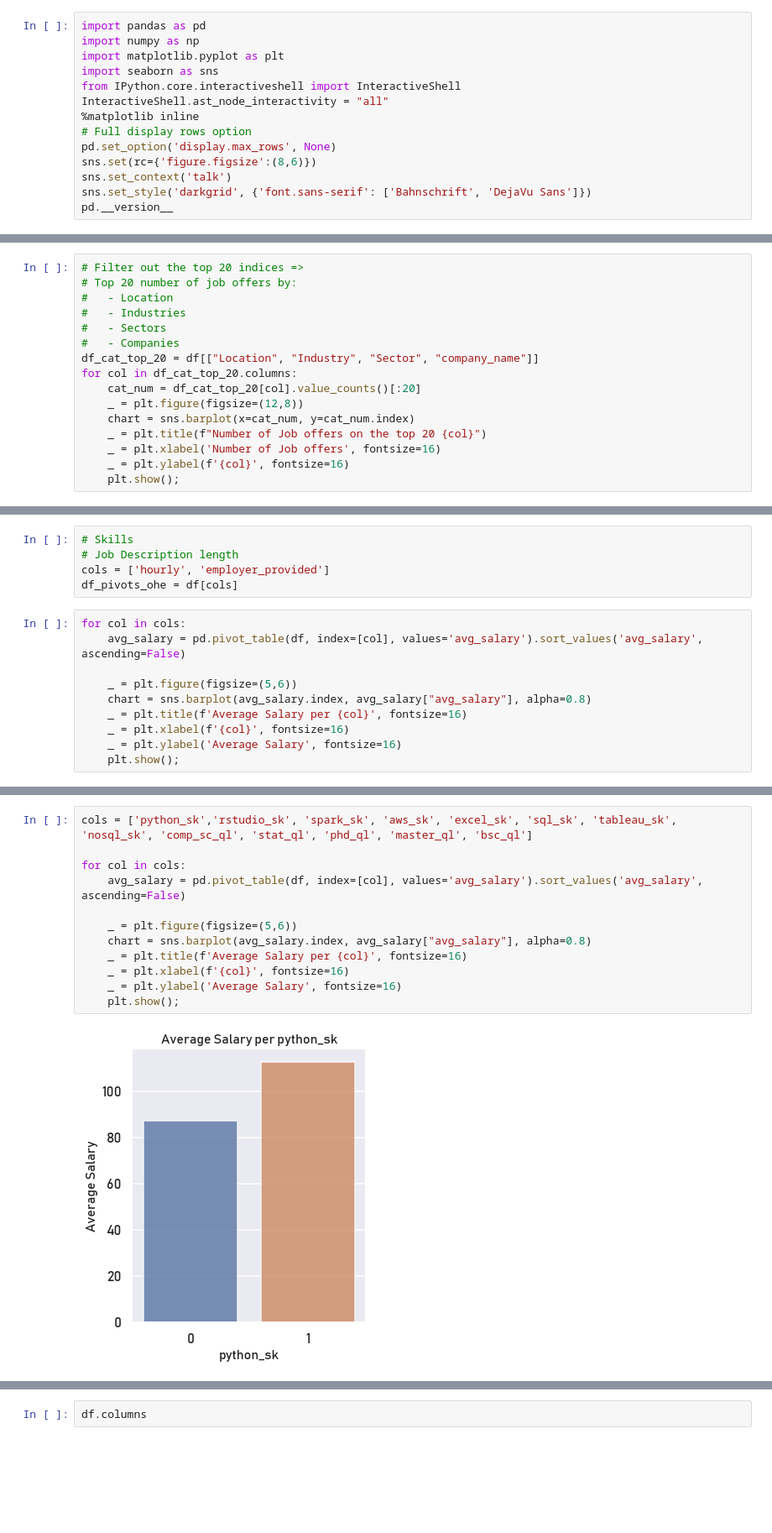
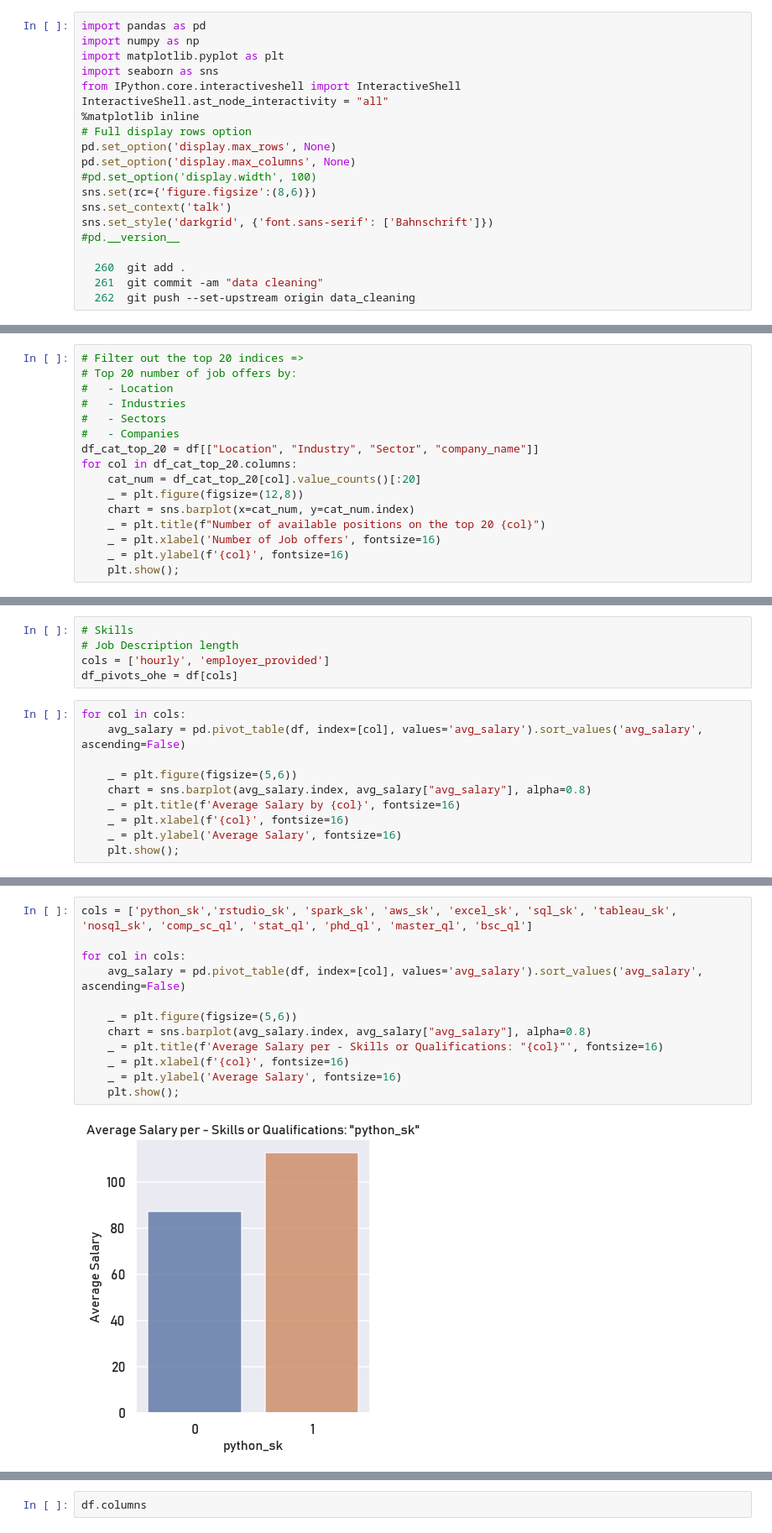
Before and after one commit to naivomah3/ds_salary_analysis, a Jupyter notebook: glassdoor-jobs-eda.ipynb, the cells around one changed output, grey strips where cells are left out. Shown at 84% size. Saved outputs shown, nothing was run; the diff lists cells and outputs as text; blank space fills up the shorter version.

```diff
--- a/glassdoor-jobs-eda.ipynb
+++ b/glassdoor-jobs-eda.ipynb
@@ -12,7 +12,13 @@ InteractiveShell.ast_node_interactivity = "all"
 %matplotlib inline
 # Full display rows option
 pd.set_option('display.max_rows', None)
+pd.set_option('display.max_columns', None)
+#pd.set_option('display.width', 100)
 sns.set(rc={'figure.figsize':(8,6)})
 sns.set_context('talk')
-sns.set_style('darkgrid', {'font.sans-serif': ['Bahnschrift', 'DejaVu Sans']})
-pd.__version__
+sns.set_style('darkgrid', {'font.sans-serif': ['Bahnschrift']})
+#pd.__version__
+
+  260  git add .
+  261  git commit -am "data cleaning"
+  262  git push --set-upstream origin data_cleaning
@@ -93,7 +92,7 @@ for col in df_cat_top_20.columns:
     cat_num = df_cat_top_20[col].value_counts()[:20]
     _ = plt.figure(figsize=(12,8))
     chart = sns.barplot(x=cat_num, y=cat_num.index)
-    _ = plt.title(f"Number of Job offers on the top 20 {col}")
+    _ = plt.title(f"Number of available positions on the top 20 {col}")
     _ = plt.xlabel('Number of Job offers', fontsize=16)
     _ = plt.ylabel(f'{col}', fontsize=16)
     plt.show();
@@ -302,7 +301,7 @@ for col in cols:
 
     _ = plt.figure(figsize=(5,6))
     chart = sns.barplot(avg_salary.index, avg_salary["avg_salary"], alpha=0.8)
-    _ = plt.title(f'Average Salary per {col}', fontsize=16)
+    _ = plt.title(f'Average Salary by {col}', fontsize=16)
     _ = plt.xlabel(f'{col}', fontsize=16)
     _ = plt.ylabel('Average Salary', fontsize=16)
     plt.show();
@@ -312,14 +311,14 @@ for col in cols:
 # %%
 cols = ['python_sk','rstudio_sk', 'spark_sk', 'aws_sk', 'excel_sk', 'sql_sk', 'tableau_sk', 'nosql_sk', 'comp_sc_ql', 'stat_ql', 'phd_ql', 'master_ql', 'bsc_ql']
 
 for col in cols:
     avg_salary = pd.pivot_table(df, index=[col], values='avg_salary').sort_values('avg_salary', ascending=False)
 
     _ = plt.figure(figsize=(5,6))
     chart = sns.barplot(avg_salary.index, avg_salary["avg_salary"], alpha=0.8)
-    _ = plt.title(f'Average Salary per {col}', fontsize=16)
+    _ = plt.title(f'Average Salary per - Skills or Qualifications: "{col}"', fontsize=16)
     _ = plt.xlabel(f'{col}', fontsize=16)
     _ = plt.ylabel('Average Salary', fontsize=16)
     plt.show();
 # %% [output]
-[figure, old version]
+[figure, new version]
```
Also changed, not shown: parts of 24 cells of this notebook, 2 other files.
